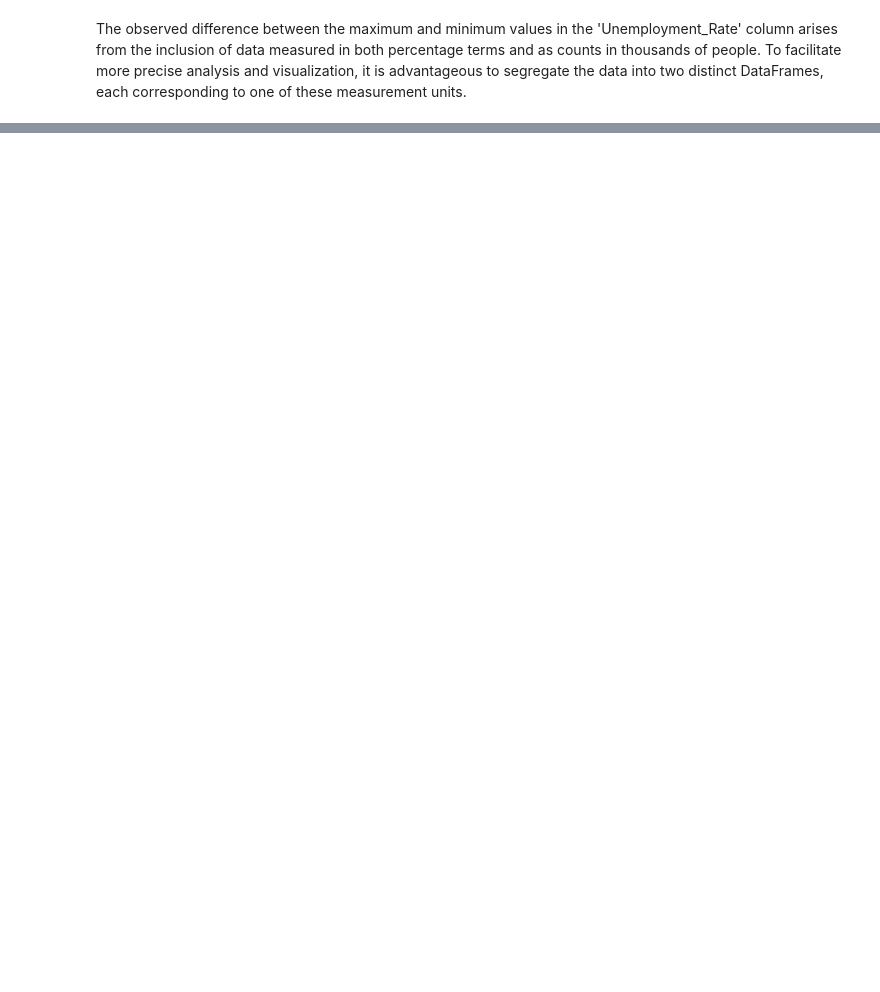
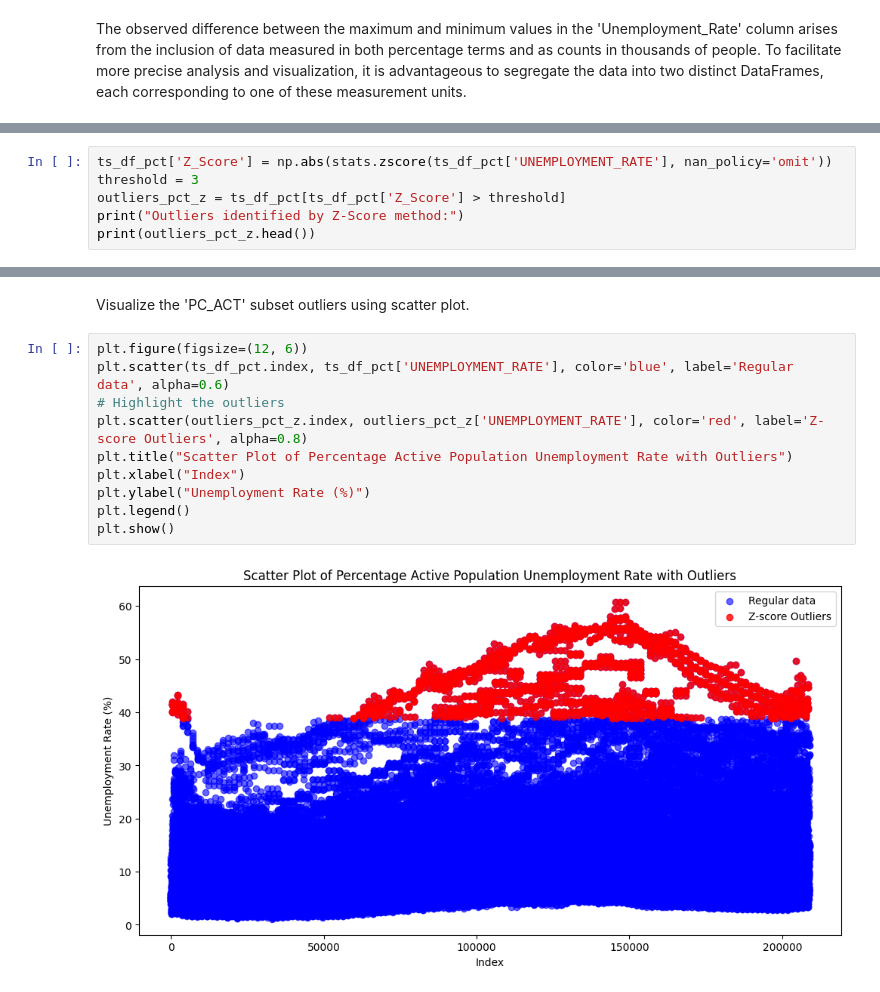
Before and after one commit to valzagrainca/Analysis-of-unemployment-in-EU-countries, a Jupyter notebook: unemployment.ipynb, the cells around one changed output, grey strips where cells are left out. Saved outputs shown, nothing was run; the diff lists cells and outputs as text; blank space fills up the shorter version.

```diff
--- a/unemployment.ipynb
+++ b/unemployment.ipynb
@@ -282,0 +331,6 @@ max      752.000000   2020.000000          60.800000
+# %%
+ts_df_pct['Z_Score'] = np.abs(stats.zscore(ts_df_pct['UNEMPLOYMENT_RATE'], nan_policy='omit'))
+threshold = 3
+outliers_pct_z = ts_df_pct[ts_df_pct['Z_Score'] > threshold]
+print("Outliers identified by Z-Score method:")
+print(outliers_pct_z.head())
@@ -282,0 +352,14 @@ max      752.000000   2020.000000          60.800000
+# %% [markdown]
+Visualize the 'PC_ACT' subset outliers using scatter plot.
+# %%
+plt.figure(figsize=(12, 6))
+plt.scatter(ts_df_pct.index, ts_df_pct['UNEMPLOYMENT_RATE'], color='blue', label='Regular data', alpha=0.6)
+# Highlight the outliers
+plt.scatter(outliers_pct_z.index, outliers_pct_z['UNEMPLOYMENT_RATE'], color='red', label='Z-score Outliers', alpha=0.8)
+plt.title("Scatter Plot of Percentage Active Population Unemployment Rate with Outliers")
+plt.xlabel("Index")
+plt.ylabel("Unemployment Rate (%)")
+plt.legend()
+plt.show()
+# %% [output]
+[figure, added]
```
Also changed, not shown: parts of 11 cells of this notebook.
